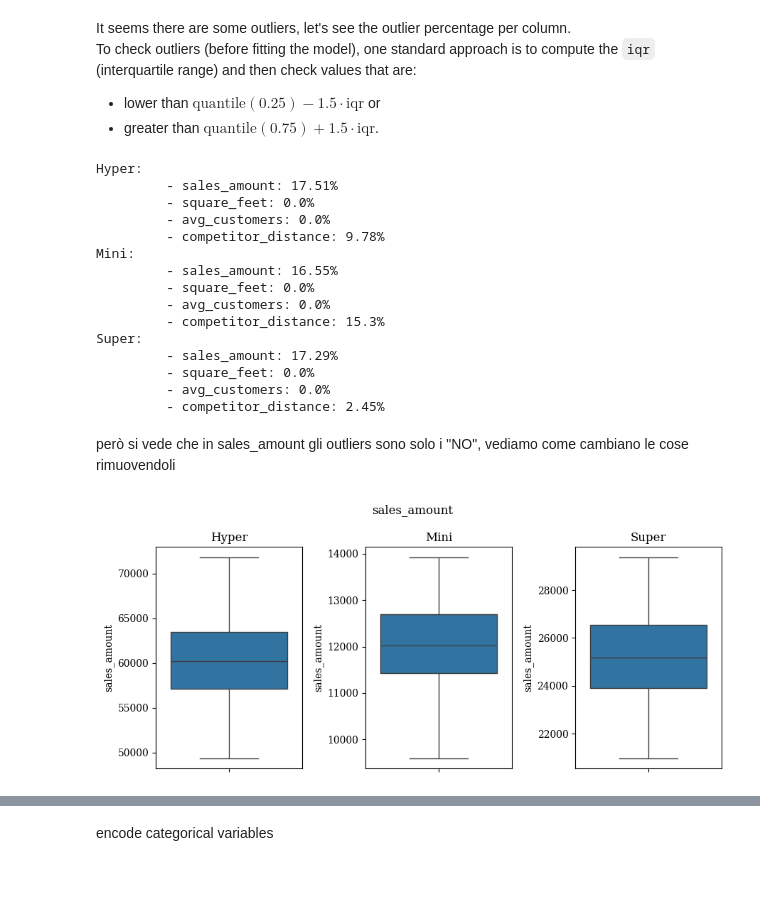
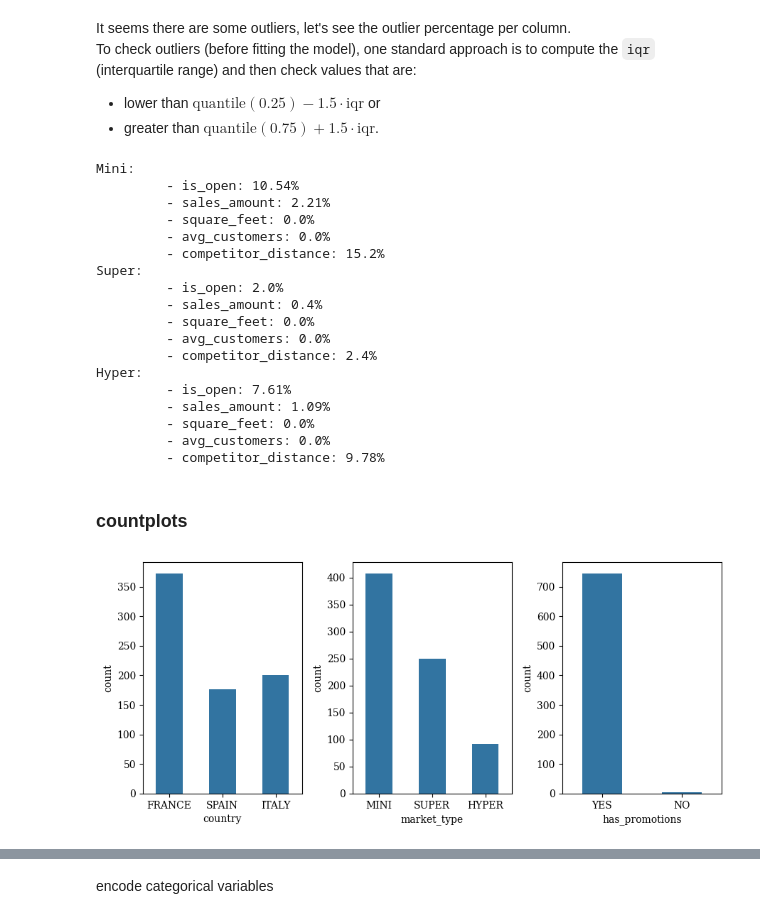
Before and after one commit to caporali/statistical_machine_learning_project, a Jupyter notebook: project_sml.ipynb, the cells around one changed output, grey strips where cells are left out. Drawn from its saved outputs; the diff is of its cells as text; code cells hidden in the pictures; blank space fills up the shorter version.

```diff
--- a/project_sml.ipynb
+++ b/project_sml.ipynb
@@ -507,0 +490,4 @@ display(sales)
+# %%
+sales["is_open"] = sales["is_open"].map({"YES": 1, "NO": 0})
+sales = sales.groupby("market_id")[["is_open", "sales_amount"]].mean().reset_index()
+display(sales)
@@ -508,6 +508,6 @@ display(sales)
 # %% [markdown]
 merge datasets
 # %%
-merged_df = pd.merge(sales, market, left_on = "market_id", right_on = "id", how = "left").drop("id", axis = 1)
+merged_df = pd.merge(sales, market, left_on = "market_id", right_on = "id", how = "left").drop(["market_id", "id"], axis = 1)
 merged_df
 # %% [output]
@@ -529,16 +531,15 @@ merged_df
 # %% [markdown]
 boxplots of quantitative variables
 # %%
-merged_df_quant = merged_df[["market_type", "sales_amount", "square_feet", "avg_customers", "competitor_distance"]]
+quant_names = ["is_open", "sales_amount", "square_feet", "avg_customers", "competitor_distance"]
+for market_type in pd.unique(merged_df["market_type"]):
+	merged_df_mt = merged_df[merged_df["market_type"] == market_type]
 
-for market_type in pd.unique(merged_df["market_type"]):
-	merged_df_quant_mt = merged_df_quant[merged_df_quant["market_type"] == market_type].drop("market_type", axis = 1)
-
-	fig, ax = plt.subplots(ncols = 4, nrows = 1, figsize = (12, 4))
+	fig, ax = plt.subplots(ncols = 5, nrows = 1, figsize = (15, 4))
 	ax = ax.flatten()
 	index = 0
-	for col_name, _ in merged_df_quant_mt.items():
-		sns.boxplot(y = col_name, data = merged_df_quant_mt, ax = ax[index],
+	for col_name in quant_names:
+		sns.boxplot(y = col_name, data = merged_df_mt, ax = ax[index],
 			flierprops = {"marker": ".", "markersize": 10, "markerfacecolor": "black", "markeredgecolor": "none"})
 		index += 1
 	fig.suptitle(market_type.title())
@@ -555,45 +556,44 @@ To check outliers (before fitting the model), one standard approach is to comput
 - greater than $\text{quantile}(0.75) + 1.5 \cdot \text{iqr}$.
 # %%
 for market_type in pd.unique(merged_df["market_type"]):
-	merged_df_quant_mt = merged_df_quant[merged_df_quant["market_type"] == market_type].drop("market_type", axis = 1)
+	merged_df_mt = merged_df[merged_df["market_type"] == market_type].drop("market_type", axis = 1)
 
 	print(str(market_type.title()) + ":")
-	for col_name, col in merged_df_quant_mt.items():
+	for col_name, col in merged_df_mt[quant_names].items():
 		q1 = col.quantile(0.25)
 		q3 = col.quantile(0.75)
 		iqr = q3 - q1
 		outliers_col = col[(col <= q1 - 1.5 * iqr) | (col >= q3 + 1.5 * iqr)]
 		print("\t - " + col_name + ": " + str(round(len(outliers_col) / len(col) * 100, 2)) + "%")
 # %% [output]
+Mini:
+         - is_open: 10.54%
+         - sales_amount: 2.21%
+         - square_feet: 0.0%
+         - avg_customers: 0.0%
+         - competitor_distance: 15.2%
+Super:
+         - is_open: 2.0%
+         - sales_amount: 0.4%
+         - square_feet: 0.0%
+         - avg_customers: 0.0%
+         - competitor_distance: 2.4%
 Hyper:
-         - sales_amount: 17.51%
+         - is_open: 7.61%
+         - sales_amount: 1.09%
          - square_feet: 0.0%
          - avg_customers: 0.0%
          - competitor_distance: 9.78%
-Mini:
-         - sales_amount: 16.55%
-         - square_feet: 0.0%
-         - avg_customers: 0.0%
-         - competitor_distance: 15.3%
-Super:
-         - sales_amount: 17.29%
-         - square_feet: 0.0%
-         - avg_customers: 0.0%
-         - competitor_distance: 2.45%
-# %% [markdown]
-però si vede che in sales_amount gli outliers sono solo i "NO", vediamo come cambiano le cose rimuovendoli
+# %% [markdown]
+### countplots
 # %%
-merged_df_sa = merged_df[["market_type", "is_open", "sales_amount"]]
+cat_names = ["country", "market_type", "has_promotions"]
 fig, ax = plt.subplots(ncols = 3, nrows = 1, figsize = (9, 4))
+index = 0
 ax = ax.flatten()
-index = 0
-for market_type in pd.unique(merged_df["market_type"]):
-	merged_df_sa_mt = merged_df_sa[(merged_df_sa["market_type"] == market_type) & (merged_df_sa["is_open"] == "YES")]
-	sns.boxplot(y = "sales_amount", data = merged_df_sa_mt, ax = ax[index],# title = market_type,
-		flierprops = {"marker": ".", "markersize": 10, "markerfacecolor": "black", "markeredgecolor": "none"}).set_title(market_type.title())
-	index = index + 1;
-fig.suptitle("sales_amount")
+for col_name in cat_names:
+	sns.countplot(x = col_name, data = merged_df, ax = ax[index], width = 0.5)
+	index += 1
 plt.tight_layout()
-plt.show()
 # %% [output]
-[figure, old version]
+[figure, new version]
```
Also changed, not shown: parts of 15 cells of this notebook.
